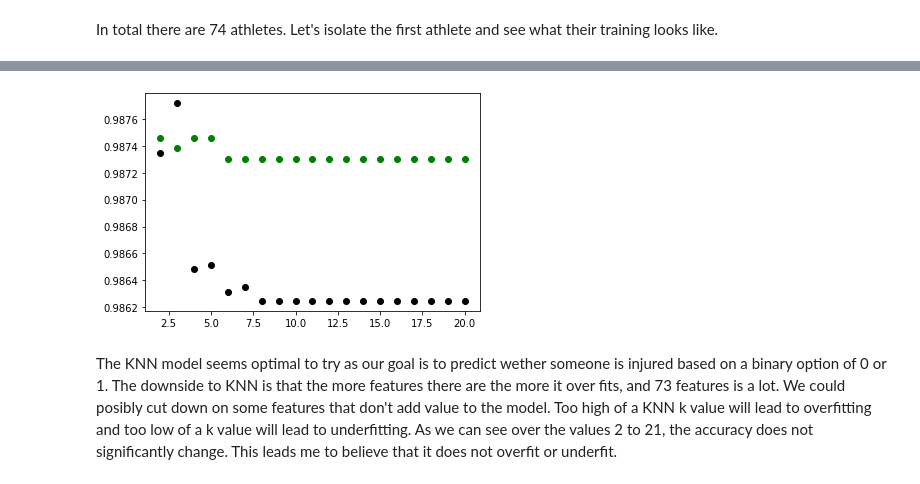
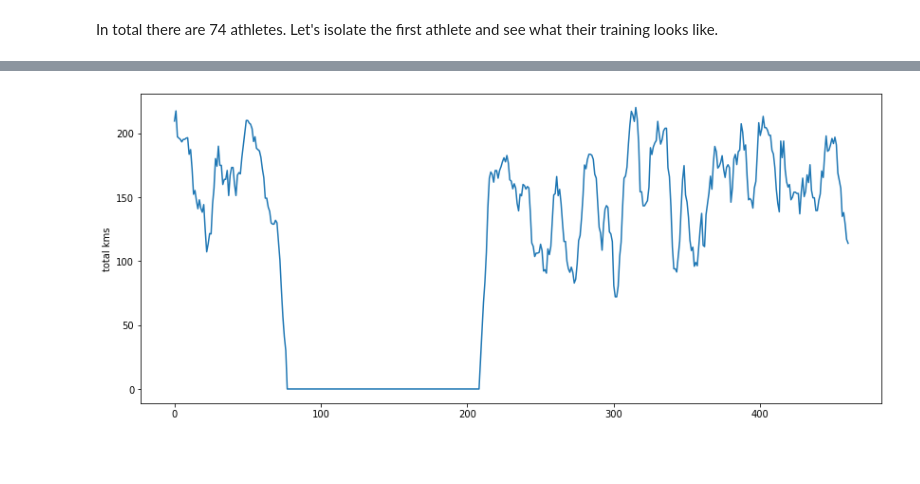
Before and after one commit to AmanPatel117/Injury-In-Runners-Data-Science-Project, a Jupyter notebook: running-injury-prediction.ipynb, the cells around one changed output, grey strips where cells are left out. Drawn from its saved outputs; the diff is of its cells as text; code cells hidden in the pictures; blank space fills up the shorter version.

```diff
--- a/running-injury-prediction.ipynb
+++ b/running-injury-prediction.ipynb
@@ -267,26 +204,0 @@ sns.lineplot(data=first_athlete['total kms.2'].head(160))
-# %%
-y = week_all['injury']
-X = week_all.drop('injury', axis=1)
-X = week_all.drop('Athlete ID', axis=1)
-X_train, X_test, y_train, y_test = train_test_split(
-             X, y, test_size = 0.3, random_state = 0)
-
-K = []
-training = []
-test = []
-scores = {}
-
-for k in range(2, 21):
-    clf = KNeighborsClassifier(n_neighbors = k)
-    clf.fit(X_train, y_train)
-
-    training_score = clf.score(X_train, y_train)
-    test_score = clf.score(X_test, y_test)
-    K.append(k)
-
-    training.append(training_score)
-    test.append(test_score)
-    scores[k] = [training_score, test_score]
-
-for keys, values in scores.items():
-    print(keys, ':', values)
@@ -326,8 +205,17 @@ plt.show()
-# %%
-plt.scatter(K, training, color ='k')
-plt.scatter(K, test, color ='g')
-plt.show()
-# %% [output]
-[figure, removed]
-# %% [markdown]
-The KNN model seems optimal to try as our goal is to predict wether someone is injured based on a binary option of 0 or 1. The downside to KNN is that the more features there are the more it over fits, and 73 features is a lot. We could posibly cut down on some features that don't add value to the model. Too high of a KNN k value will lead to overfitting and too low of a k value will lead to underfitting. As we can see over the values 2 to 21, the accuracy does not significantly change. This leads me to believe that it does not overfit or underfit.
+# %%
+def indexIndividualData(id):
+  df0 = df[df['Athlete ID'] == id]
+  index1 = df0.index[0]
+  indexLast = df0.index[-1]
+  y = indexLast - len(df0[df0['injury']==0]) - len(df0[df0['injury']==1])
+  df0 = df0.rename(index = lambda x: x - y - 1 if x > indexLast - len(df0[df0['injury']==1]) else x - index1)
+  df0 = df0.sort_values(by = 'Date')
+  return df0
+def plotIndividualData(id, column):
+  df0 = indexIndividualData(id)
+  plt.figure(figsize = (14,6))
+  sns.lineplot(data=df0[column])
+
+plotIndividualData(1, "total kms")
+# %% [output]
+[figure, added]
```
Also changed, not shown: parts of 41 cells of this notebook.
